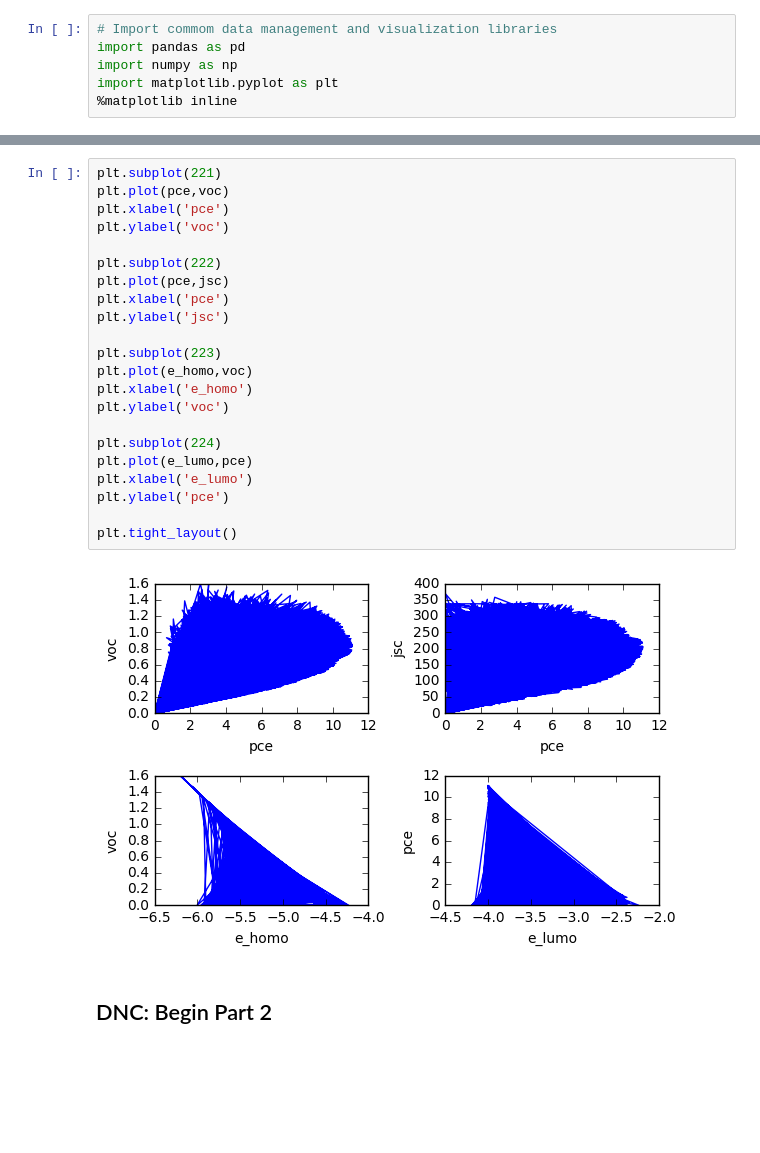
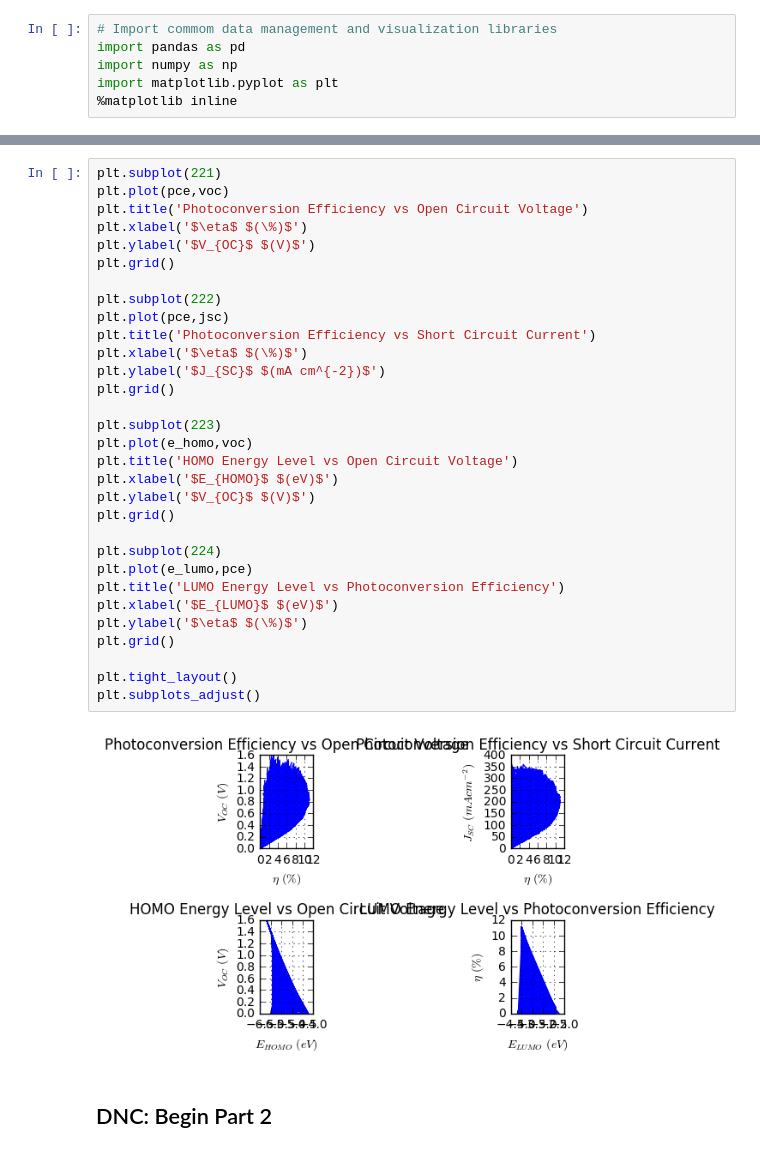
Before and after one commit to wfqethan/DSMCER-HW2-Data-Visualization, a Jupyter notebook: HW2-skel.ipynb, the cells around one changed output, grey strips where cells are left out. Cells and saved outputs as stored; diff of their text form; blank space fills up the shorter version.

Commit message:
Edited labels of subplots

```diff
--- a/HW2-skel.ipynb
+++ b/HW2-skel.ipynb
@@ -55,27 +55,36 @@ data.head()
 # %%
 plt.subplot(221)
 plt.plot(pce,voc)
-plt.xlabel('pce')
-plt.ylabel('voc')
+plt.title('Photoconversion Efficiency vs Open Circuit Voltage')
+plt.xlabel('$\eta$ $(\%)$')
+plt.ylabel('$V_{OC}$ $(V)$')
+plt.grid()
 
 plt.subplot(222)
 plt.plot(pce,jsc)
-plt.xlabel('pce')
-plt.ylabel('jsc')
+plt.title('Photoconversion Efficiency vs Short Circuit Current')
+plt.xlabel('$\eta$ $(\%)$')
+plt.ylabel('$J_{SC}$ $(mA cm^{-2})$')
+plt.grid()
 
 plt.subplot(223)
 plt.plot(e_homo,voc)
-plt.xlabel('e_homo')
-plt.ylabel('voc')
+plt.title('HOMO Energy Level vs Open Circuit Voltage')
+plt.xlabel('$E_{HOMO}$ $(eV)$')
+plt.ylabel('$V_{OC}$ $(V)$')
+plt.grid()
 
 plt.subplot(224)
 plt.plot(e_lumo,pce)
-plt.xlabel('e_lumo')
-plt.ylabel('pce')
+plt.title('LUMO Energy Level vs Photoconversion Efficiency')
+plt.xlabel('$E_{LUMO}$ $(eV)$')
+plt.ylabel('$\eta$ $(\%)$')
+plt.grid()
 
 plt.tight_layout()
+plt.subplots_adjust()
 # %% [output]
-[figure, old version]
+[figure, new version]
 # %% [markdown]
 ## DNC: Begin Part 2
 # %% [markdown]
```
